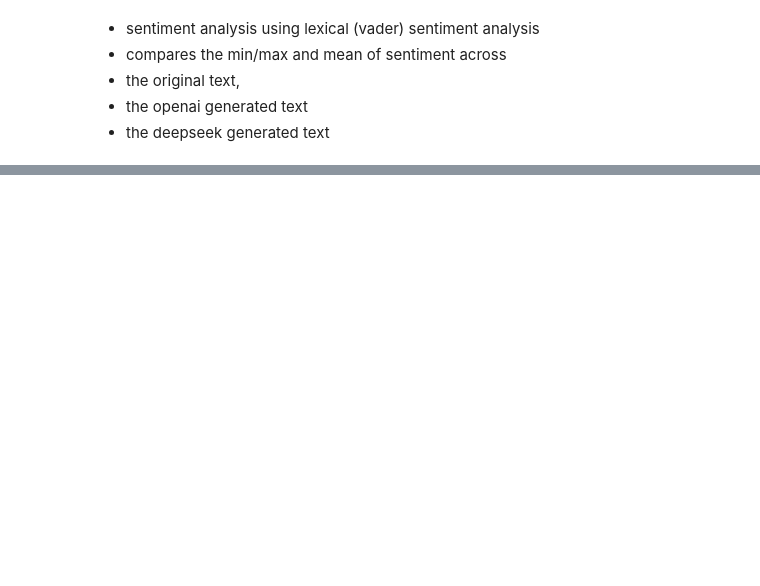
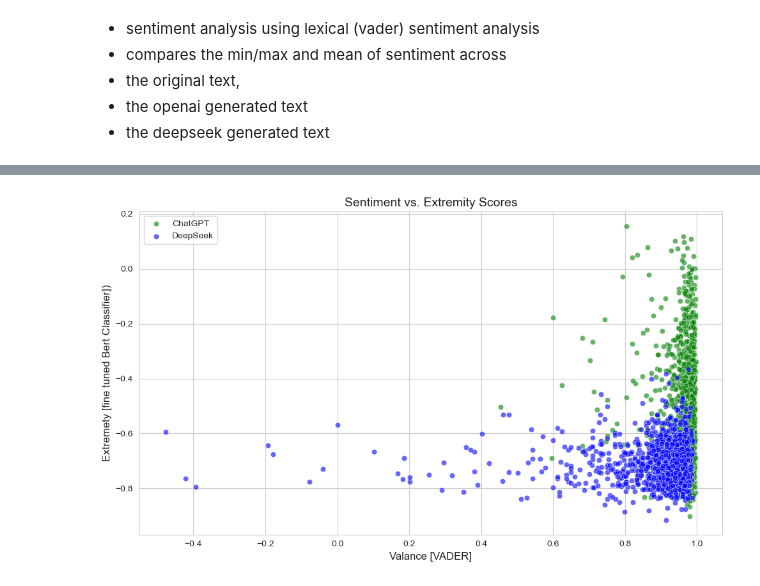
Before and after one commit to heinrichhegenbarth/CDSCO1002U_F25_Natural_Language_Processing-Text_Analytics, a Jupyter notebook: B_analysis/sentiment_analysis.ipynb, the cells around one changed output, grey strips where cells are left out. Saved outputs shown, nothing was run; the diff lists cells and outputs as text; code cells hidden in the pictures; blank space fills up the shorter version.

```diff
--- a/B_analysis/sentiment_analysis.ipynb
+++ b/B_analysis/sentiment_analysis.ipynb
@@ -99,0 +87,29 @@ Sentiment Analysis (Vader) Results:
+# %%
+import numpy as np
+import seaborn as sns
+import matplotlib.pyplot as plt
+
+
+# Set the style
+sns.set_style("whitegrid")
+plt.figure(figsize=(10, 6))
+
+# Create a scatter plot using seaborn
+# sns.scatterplot(x='sentiment', y='extremity_score', data=df_original,
+#                 alpha=0.6, label='Original', color='blue')
+
+sns.scatterplot(x='sentiment', y='extremity_score', data=df_generated[is_openai],
+                alpha=0.6, label='ChatGPT', color='green')
+
+sns.scatterplot(x='sentiment', y='extremity_score', data=df_generated[is_deepseek],
+                alpha=0.6, label='DeepSeek', color='blue')
+
+# Add labels and title
+plt.xlabel('Valance [VADER]', fontsize=12)
+plt.ylabel('Extremety [fine tuned Bert Classifier])', fontsize=12)
+plt.title('Sentiment vs. Extremity Scores', fontsize=14)
+
+plt.tight_layout()
+plt.show()
+# %% [output]
+[figure, added]
```
Also changed, not shown: parts of 5 cells of this notebook, 4 other files.
